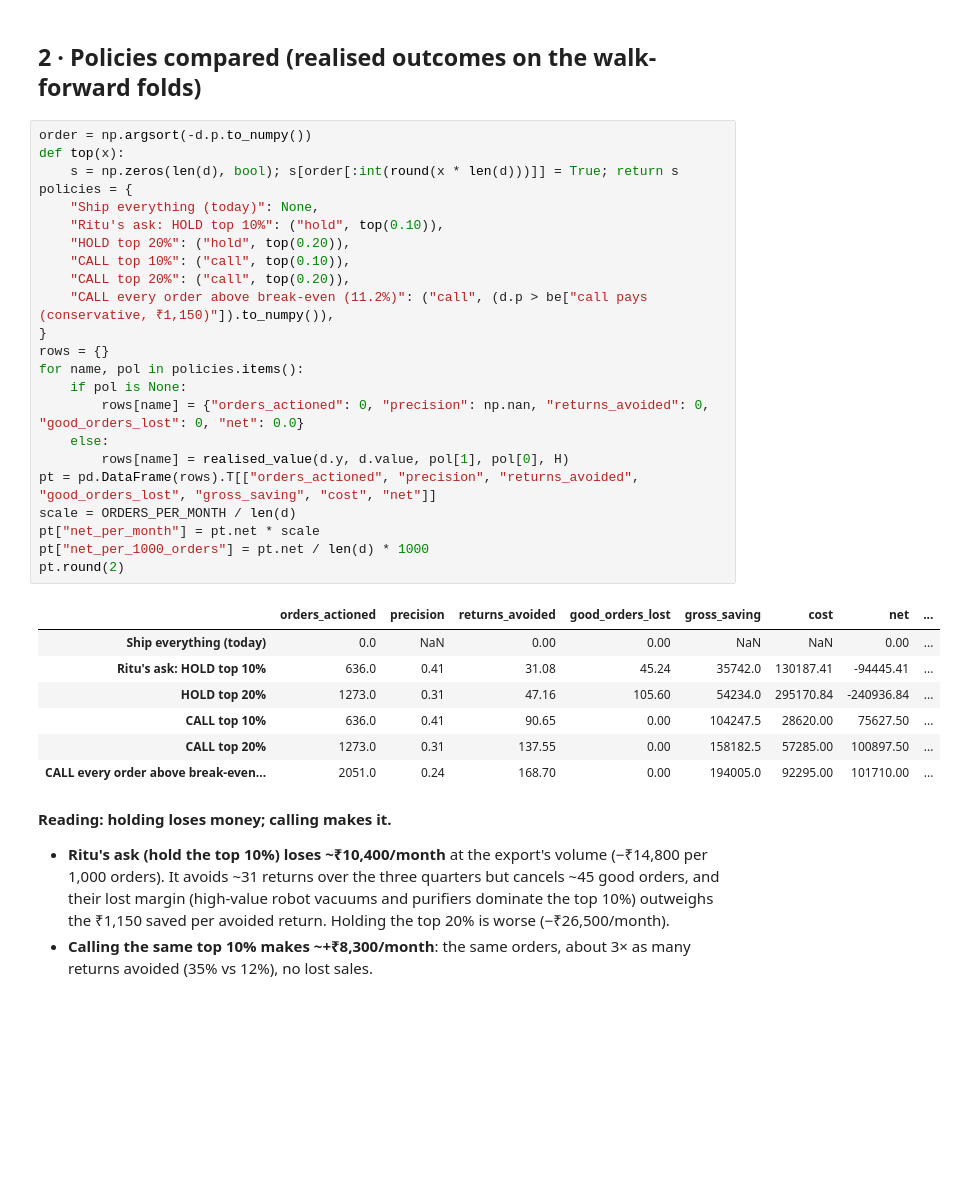
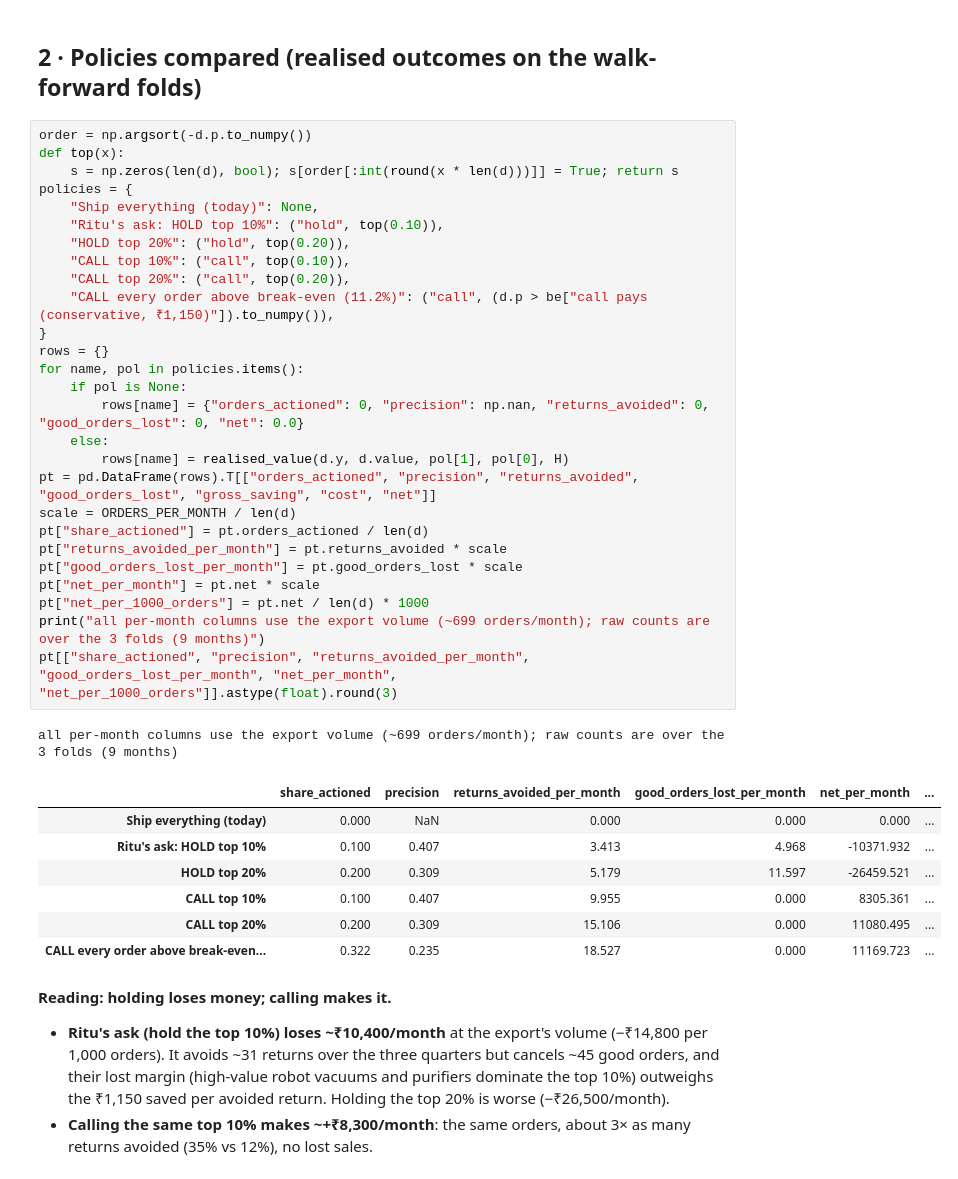
Before and after one commit to abhishekbidare03/returns-risk-scoring, a Jupyter notebook: notebooks/04_decision_economics.ipynb, the cells around one changed output. Saved outputs shown, nothing was run; the diff lists cells and outputs as text; blank space fills up the shorter version.

```diff
--- a/notebooks/04_decision_economics.ipynb
+++ b/notebooks/04_decision_economics.ipynb
@@ -55,34 +55,39 @@ orders where expected hold value > call value: 0.00%; where hold > ship: 1.78%
 # %%
 order = np.argsort(-d.p.to_numpy())
 def top(x):
     s = np.zeros(len(d), bool); s[order[:int(round(x * len(d)))]] = True; return s
 policies = {
     "Ship everything (today)": None,
     "Ritu's ask: HOLD top 10%": ("hold", top(0.10)),
     "HOLD top 20%": ("hold", top(0.20)),
     "CALL top 10%": ("call", top(0.10)),
     "CALL top 20%": ("call", top(0.20)),
     "CALL every order above break-even (11.2%)": ("call", (d.p > be["call pays (conservative, ₹1,150)"]).to_numpy()),
 }
 rows = {}
 for name, pol in policies.items():
     if pol is None:
         rows[name] = {"orders_actioned": 0, "precision": np.nan, "returns_avoided": 0, "good_orders_lost": 0, "net": 0.0}
     else:
         rows[name] = realised_value(d.y, d.value, pol[1], pol[0], H)
 pt = pd.DataFrame(rows).T[["orders_actioned", "precision", "returns_avoided", "good_orders_lost", "gross_saving", "cost", "net"]]
 scale = ORDERS_PER_MONTH / len(d)
+pt["share_actioned"] = pt.orders_actioned / len(d)
+pt["returns_avoided_per_month"] = pt.returns_avoided * scale
+pt["good_orders_lost_per_month"] = pt.good_orders_lost * scale
 pt["net_per_month"] = pt.net * scale
 pt["net_per_1000_orders"] = pt.net / len(d) * 1000
-pt.round(2)
+print("all per-month columns use the export volume (~699 orders/month); raw counts are over the 3 folds (9 months)")
+pt[["share_actioned", "precision", "returns_avoided_per_month", "good_orders_lost_per_month", "net_per_month", "net_per_1000_orders"]].astype(float).round(3)
 # %% [output]
+all per-month columns use the export volume (~699 orders/month); raw counts are over the 3 folds (9 months)
-|  | orders_actioned | precision | returns_avoided | good_orders_lost | gross_saving | cost | net | ... |
-| Ship everything (today) | 0.0 | NaN | 0.00 | 0.00 | NaN | NaN | 0.00 | ... |
-| Ritu's ask: HOLD top 10% | 636.0 | 0.41 | 31.08 | 45.24 | 35742.0 | 130187.41 | -94445.41 | ... |
-| HOLD top 20% | 1273.0 | 0.31 | 47.16 | 105.60 | 54234.0 | 295170.84 | -240936.84 | ... |
-| CALL top 10% | 636.0 | 0.41 | 90.65 | 0.00 | 104247.5 | 28620.00 | 75627.50 | ... |
-| CALL top 20% | 1273.0 | 0.31 | 137.55 | 0.00 | 158182.5 | 57285.00 | 100897.50 | ... |
-| CALL every order above break-even... | 2051.0 | 0.24 | 168.70 | 0.00 | 194005.0 | 92295.00 | 101710.00 | ... |
+|  | share_actioned | precision | returns_avoided_per_month | good_orders_lost_per_month | net_per_month | ... |
+| Ship everything (today) | 0.000 | NaN | 0.000 | 0.000 | 0.000 | ... |
+| Ritu's ask: HOLD top 10% | 0.100 | 0.407 | 3.413 | 4.968 | -10371.932 | ... |
+| HOLD top 20% | 0.200 | 0.309 | 5.179 | 11.597 | -26459.521 | ... |
+| CALL top 10% | 0.100 | 0.407 | 9.955 | 0.000 | 8305.361 | ... |
+| CALL top 20% | 0.200 | 0.309 | 15.106 | 0.000 | 11080.495 | ... |
+| CALL every order above break-even... | 0.322 | 0.235 | 18.527 | 0.000 | 11169.723 | ... |
 # %% [markdown]
 **Reading: holding loses money; calling makes it.**
 - **Ritu's ask (hold the top 10%) loses ~₹10,400/month** at the export's volume (−₹14,800 per 1,000 orders). It avoids ~31 returns over the three quarters but cancels ~45 good orders, and their lost margin (high-value robot vacuums and purifiers dominate the top 10%) outweighs the ₹1,150 saved per avoided return. Holding the top 20% is worse (−₹26,500/month).
```
Also changed, not shown: parts of 1 cell of this notebook, 6 other files.
